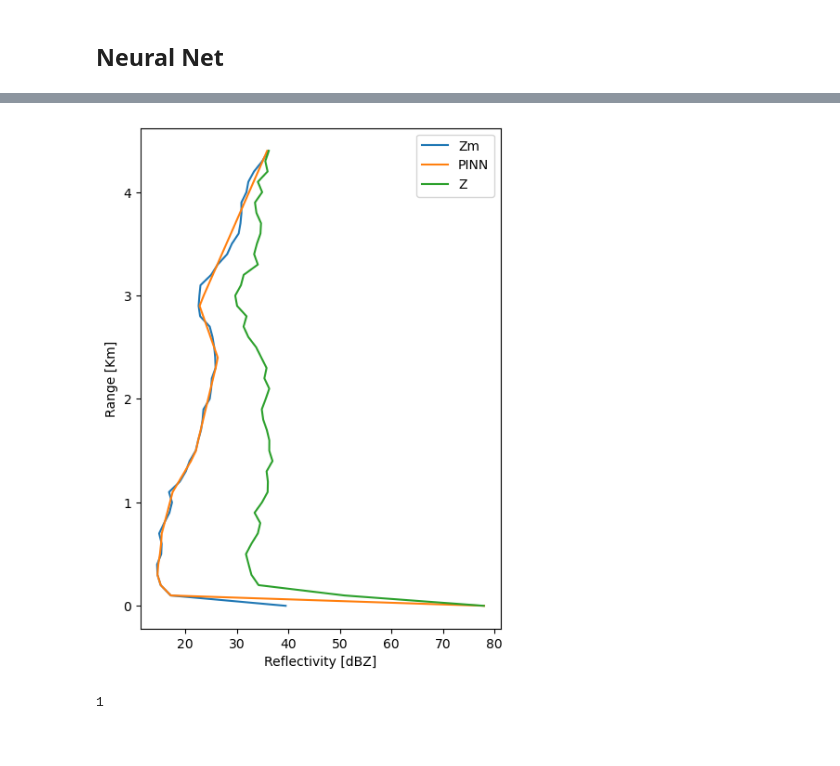
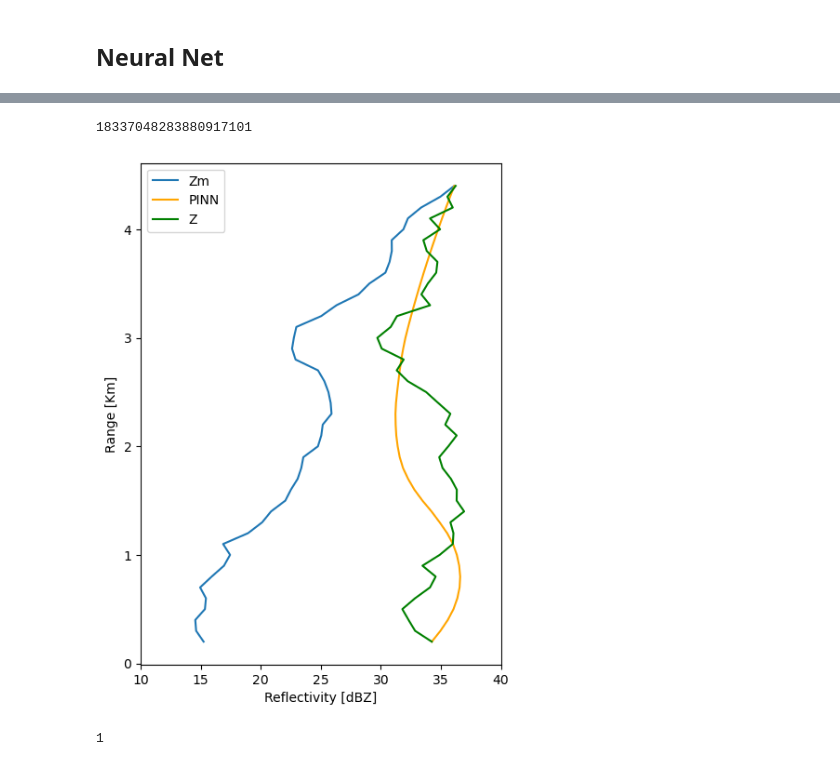
Before and after one commit to aladinor/notebooks, a Jupyter notebook: Attenuation.ipynb, the cells around one changed output, grey strips where cells are left out. Cells and saved outputs as stored; diff of their text form; code cells hidden in the pictures.

```diff
--- a/Attenuation.ipynb
+++ b/Attenuation.ipynb
@@ -23,7 +23,14 @@ origin = f'{ds.time.long_name[14:]}'
 ds['Time'] = pd.to_datetime(ds.time ,unit='s', origin=origin)
 ds['Alt_range'] = ds.alt_range.values / 1000
 # %%
-ds = ds.sel(Alt_range=slice(0, 8))
+ds = xr.open_dataset('/home/alfonso/Downloads/CAMP2Ex-APR3-L2Znad_P3B_20190916_R2.nc')
+time = '2019-09-16 03:21:42'
+top = 4.4
+bottom = 0.2
+origin = f'{ds.time.long_name[14:]}'
+ds['Time'] = pd.to_datetime(ds.time, unit='s', origin=origin)
+ds['Alt_range'] = ds.alt_range.values / 1000
+ds = ds.sel(Alt_range=slice(bottom, 8))
 # %%
 fig, (ax, ax1, ax2) = plt.subplots(3, 1, figsize=(8, 8), sharex=True)
 
@@ -284,17 +333,17 @@ class Net:
     def eval_(self):
         self.model.eval()
 # %%
-zm = ds['lores_zhh35'].sel(Time='2019-09-16 03:21:42').isel(Time=0)
-ze = ds['lores_zhh14'].sel(Time='2019-09-16 03:21:42').isel(Time=0)
+zm = ds['lores_zhh35'].sel(Time=time).isel(Time=0)
+ze = ds['lores_zhh14'].sel(Time=time).isel(Time=0)
 zet = xr.zeros_like(zm)
-zet[zm.Alt_range <= 4.4] = ze.sel(Alt_range=slice(0, 4.4))
-zet[zm.Alt_range > 4.4] = zm.sel(Alt_range=slice(4.5, 8))
+zet[zm.Alt_range <= 4.4] = ze.sel(Alt_range=slice(bottom, top))
+zet[zm.Alt_range > 4.4] = zm.sel(Alt_range=slice(top + 0.1, 8))
 zmt = xr.zeros_like(ze)
-zmt[zet.Alt_range <= 4.4] = zm.sel(Alt_range=slice(0, 4.4))
-zmt[zet.Alt_range > 4.4] = zm.sel(Alt_range=slice(4.5, 8))
-zmi = zm.sel(Alt_range=slice(0, 4.4)).values
-zs = ze.sel(Alt_range=slice(0, 4.4)).values[0]
-zt = zm.sel(Alt_range=slice(0, 4.4)).values[-1]
-net = Net(dr=0.1, rmin=0, rmax=4.4, zm_i=zmi, z_surf=zs, lr=1e-3, epochs=5000)
+zmt[zet.Alt_range <= 4.4] = zm.sel(Alt_range=slice(bottom, top))
+zmt[zet.Alt_range > 4.4] = zm.sel(Alt_range=slice(top + 0.1, 8))
+zmi = zm.sel(Alt_range=slice(bottom, top)).values
+zs = ze.sel(Alt_range=slice(bottom, top)).values[0]
+zt = zm.sel(Alt_range=slice(bottom, top)).values[-1]
+net = Net(dr=0.1, rmin=bottom, rmax=top, zm_i=zmi, z_surf=zs, lr=1e-3, epochs=1000)
 # %%
 net.train()
@@ -339,21 +375,26 @@ NN(
 # %%
-r = torch.arange(0, 4.4 + 0.1, 0.1, dtype=torch.float32).view(-1, 1)
+r = torch.arange(0.2, 4.4 + 0.1, 0.1, dtype=torch.float32).view(-1, 1)
 r = r.to(net.r.device)
 model = net.model
 model.eval()
 with torch.no_grad():
     y_pred = model(r)
     y_pred = y_pred.cpu().numpy()
+print(torch.seed())
+# %% [output]
+18337048283880917101
 # %%
 fig, ax = plt.subplots(figsize=(5, 7))
-ax.plot(zmi, r.cpu(), label='Zm')
-ax.plot(y_pred, r.cpu(), label='PINN')
-ax.plot(ze.sel(Alt_range=slice(0, 4.4)).values, r.cpu(), label="Z")
+ax.plot(zmi, ds.Alt_range.sel(Alt_range=slice(bottom, top)).values,  label='Zm')
+ax.plot(y_pred, r.cpu().numpy(), label='PINN', c='orange')
+ax.plot(ze.sel(Alt_range=slice(bottom, top)).values, ds.Alt_range.sel(Alt_range=slice(bottom, top)).values,
+            label="Z", c='green')
 ax.set_ylabel("Range [Km]")
 ax.set_xlabel("Reflectivity [dBZ]")
+ax.set_xlim(10, 40)
 ax.legend()
 plt.show()
 print(1)
 # %% [output]
-[figure, old version]
+[figure, new version]
 1
```
Also changed, not shown: parts of 8 cells of this notebook.
